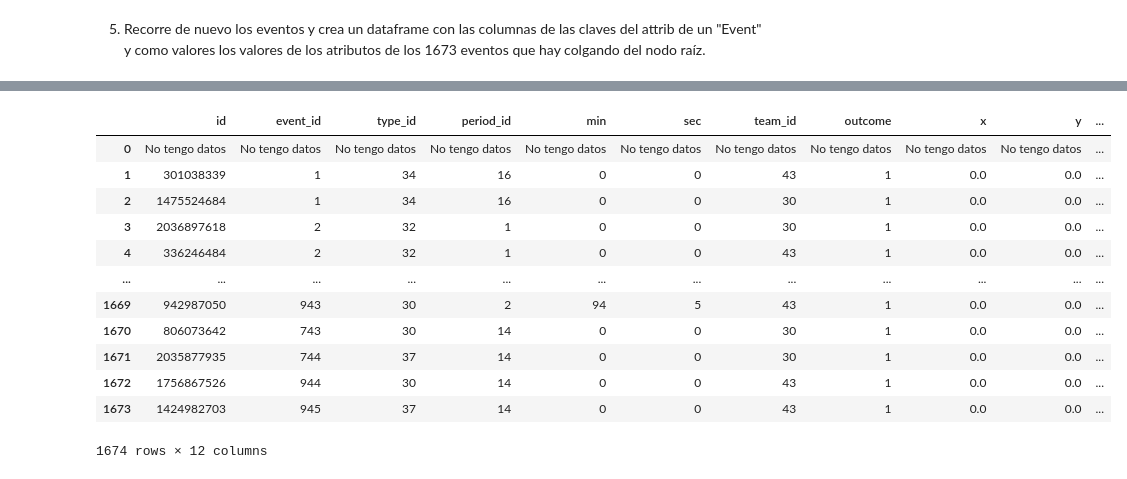
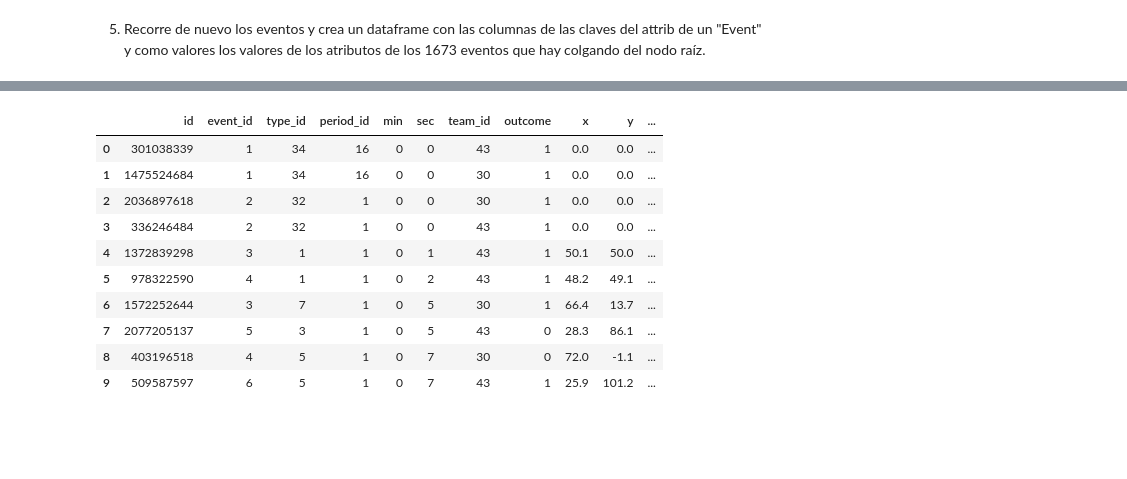
Before and after one commit to jl-padilla/ONLINE_DS_THEBRIDGE_repo, a Jupyter notebook: sprint5/unidad2/18_Practica_Obligatoria_Ficheros.ipynb, the cells around one changed output, grey strips where cells are left out. Saved outputs shown, nothing was run; the diff lists cells and outputs as text; code cells hidden in the pictures; blank space fills up the shorter version.

```diff
--- a/sprint5/unidad2/18_Practica_Obligatoria_Ficheros.ipynb
+++ b/sprint5/unidad2/18_Practica_Obligatoria_Ficheros.ipynb
@@ -504,17 +438,15 @@ dict_event
 # %%
 df_4 = pd.DataFrame(dict_event)
-df_4
+df_4[:10]
 # %% [output]
 |  | id | event_id | type_id | period_id | min | sec | team_id | outcome | x | y | ... |
-| 0 | No tengo datos | No tengo datos | No tengo datos | No tengo datos | No tengo datos | No tengo datos | No tengo datos | No tengo datos | No tengo datos | No tengo datos | ... |
-| 1 | 301038339 | 1 | 34 | 16 | 0 | 0 | 43 | 1 | 0.0 | 0.0 | ... |
-| 2 | 1475524684 | 1 | 34 | 16 | 0 | 0 | 30 | 1 | 0.0 | 0.0 | ... |
-| 3 | 2036897618 | 2 | 32 | 1 | 0 | 0 | 30 | 1 | 0.0 | 0.0 | ... |
-| 4 | 336246484 | 2 | 32 | 1 | 0 | 0 | 43 | 1 | 0.0 | 0.0 | ... |
-| ... | ... | ... | ... | ... | ... | ... | ... | ... | ... | ... | ... |
-| 1669 | 942987050 | 943 | 30 | 2 | 94 | 5 | 43 | 1 | 0.0 | 0.0 | ... |
-| 1670 | 806073642 | 743 | 30 | 14 | 0 | 0 | 30 | 1 | 0.0 | 0.0 | ... |
-| 1671 | 2035877935 | 744 | 37 | 14 | 0 | 0 | 30 | 1 | 0.0 | 0.0 | ... |
-| 1672 | 1756867526 | 944 | 30 | 14 | 0 | 0 | 43 | 1 | 0.0 | 0.0 | ... |
-| 1673 | 1424982703 | 945 | 37 | 14 | 0 | 0 | 43 | 1 | 0.0 | 0.0 | ... |
+| 0 | 301038339 | 1 | 34 | 16 | 0 | 0 | 43 | 1 | 0.0 | 0.0 | ... |
+| 1 | 1475524684 | 1 | 34 | 16 | 0 | 0 | 30 | 1 | 0.0 | 0.0 | ... |
+| 2 | 2036897618 | 2 | 32 | 1 | 0 | 0 | 30 | 1 | 0.0 | 0.0 | ... |
+| 3 | 336246484 | 2 | 32 | 1 | 0 | 0 | 43 | 1 | 0.0 | 0.0 | ... |
+| 4 | 1372839298 | 3 | 1 | 1 | 0 | 1 | 43 | 1 | 50.1 | 50.0 | ... |
+| 5 | 978322590 | 4 | 1 | 1 | 0 | 2 | 43 | 1 | 48.2 | 49.1 | ... |
+| 6 | 1572252644 | 3 | 7 | 1 | 0 | 5 | 30 | 1 | 66.4 | 13.7 | ... |
+| 7 | 2077205137 | 5 | 3 | 1 | 0 | 5 | 43 | 0 | 28.3 | 86.1 | ... |
+| 8 | 403196518 | 4 | 5 | 1 | 0 | 7 | 30 | 0 | 72.0 | -1.1 | ... |
+| 9 | 509587597 | 6 | 5 | 1 | 0 | 7 | 43 | 1 | 25.9 | 101.2 | ... |
-1674 rows × 12 columns
```
Also changed, not shown: parts of 9 cells of this notebook, 1 other file.
